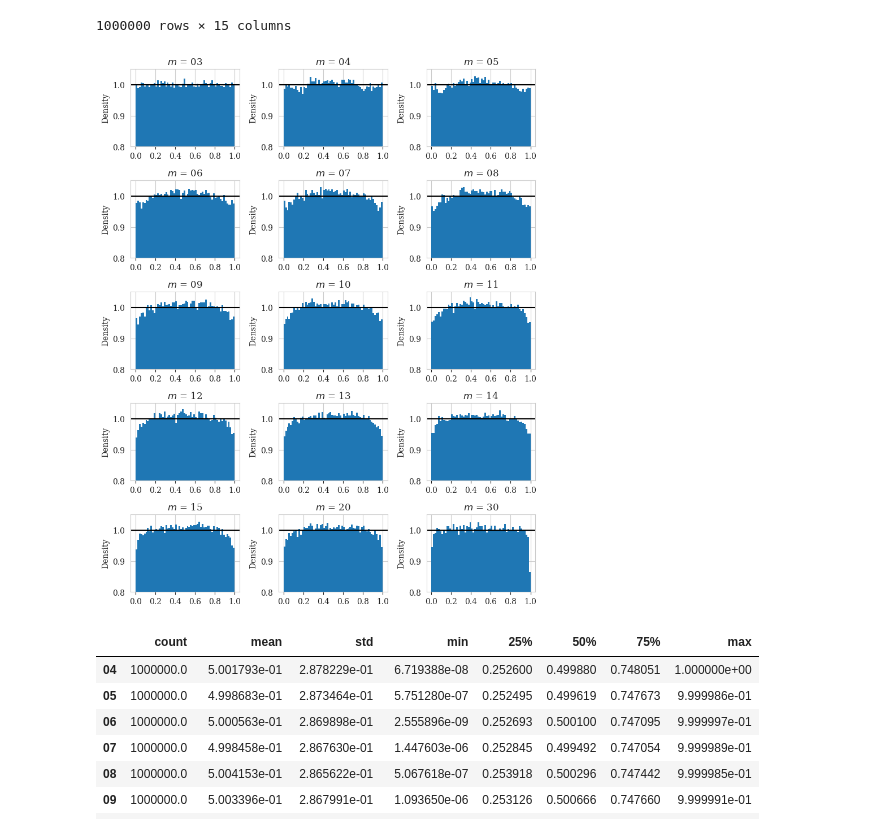
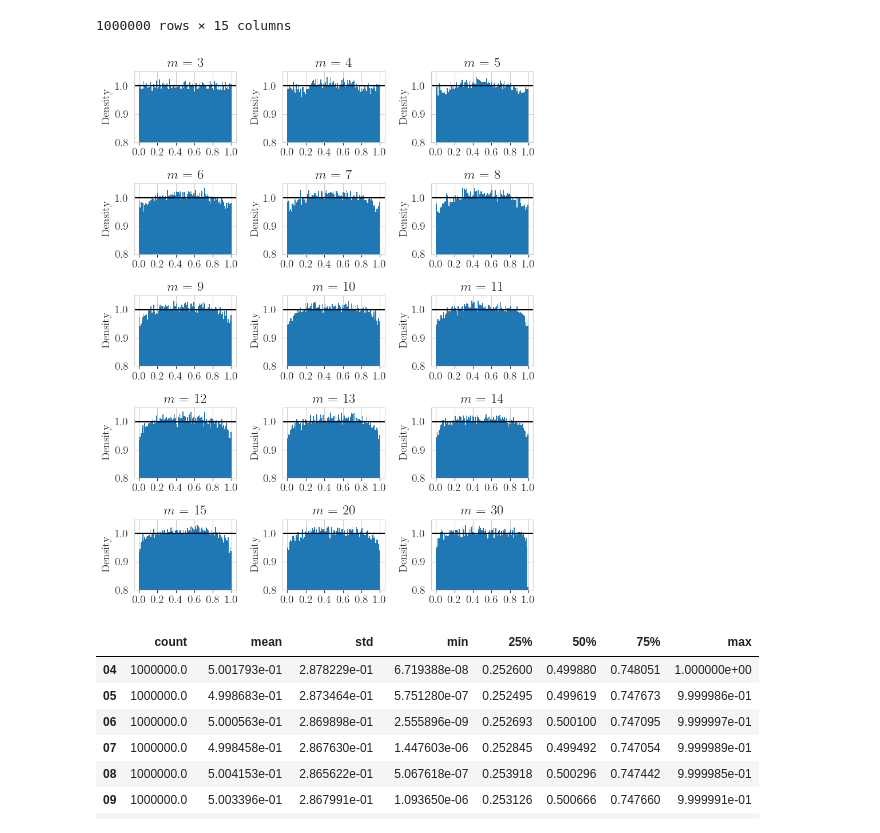
Before and after one commit to johschnee/pc-preferences, a Jupyter notebook: thesis_code/5_4_lcs_transitive.ipynb, the cells around one changed output. Drawn from its saved outputs; the diff is of its cells as text; code cells hidden in the pictures.

```diff
--- a/thesis_code/5_4_lcs_tr.ipynb
+++ b/thesis_code/5_4_lcs_transitive.ipynb
@@ -137,43 +140,40 @@ df_samples
 | 999998 | 0.177282 | 0.946448 | 0.077881 | 0.246504 | 0.259323 | 0.385634 | 0.823504 | 0.234647 | 0.907499 | 0.452959 | 0.212118 | ... |
 | 999999 | 0.443930 | 0.174758 | 0.082509 | 0.172969 | 0.240772 | 0.645166 | 0.702111 | 0.224677 | 0.108788 | 0.236248 | 0.797869 | ... |
 1000000 rows × 15 columns
-# %%
-import matplotlib
-matplotlib.rcParams.update(matplotlib.rcParamsDefault)
 # %%
 sns.set_style("whitegrid", rc={
     'xtick.bottom': True,
-    'text.usetex': True,
-    'font.family': 'serif',
-    'font.serif': ['cm'],
-    'font.size': 16,
 })
+mpl.rcParams['text.usetex'] = True
+mpl.rcParams['font.family'] = 'serif'
+mpl.rcParams['font.serif'] = 'cm'
+mpl.rcParams['font.size'] = 14
 
 fig, ax = plt.subplots(5, 3, figsize=(8, 10))
 columns = [['03', '04', '05'], ['06', '07', '08'], ['09', '10', '11'], ['12', '13', '14'], ['15', '20', '30']]
 # columns = [['04', '05', None], [None, None, None], [None, None, None], [None,  None, None], [None,  None, None]]
 
 for i in range(5):
     for j in range(3):
         col = columns[i][j]
         if col is not None:
             data = df_samples[col][(df_samples[col] >= 0) & (df_samples[col] <= 1)]
-            g = sns.histplot(data, ax=ax[i,j], stat='density', binrange=(0, 1), bins=60, element="step", alpha=1, linewidth=0)
-            g.axes.set_title(r"$m$ = " + col)
+            g = sns.histplot(data, ax=ax[i,j], stat='density', binrange=(0, 1), element="step", alpha=1, linewidth=0)
+            g.axes.set_title(r"$m$ = " + str(int(col)))
             g.axhline(y=1, color='black')
             g.set_xlabel(None)
             g.set_xticks([0, 0.2, 0.4, 0.6, 0.8, 1])
             ax[i,j].set(ylim=(0.8, 1.05))
 
 fig.tight_layout()
 
 # fig.savefig(FIG_DIR / "distr_trans_lcs.svg")
-fig.savefig(FIG_DIR / "5_4_distr_trans_lcs.png", dpi=300)
-fig.savefig(FIG_DIR / "5_4_distr_trans_lcs.pdf")
+# fig.savefig(FIG_DIR / "5_4_distr_trans_lcs.png", dpi=300)
+fig.savefig(FIG_DIR / "5_4_distr_trans_lcs_new.pdf")
 plt.show()
 plt.close()
 # %% [output]
-[figure, old version]
+[figure, new version]
 # %%
 df_samples.describe().T
 # %% [output]
```
Also changed, not shown: parts of 3 cells of this notebook, 11 other files.
